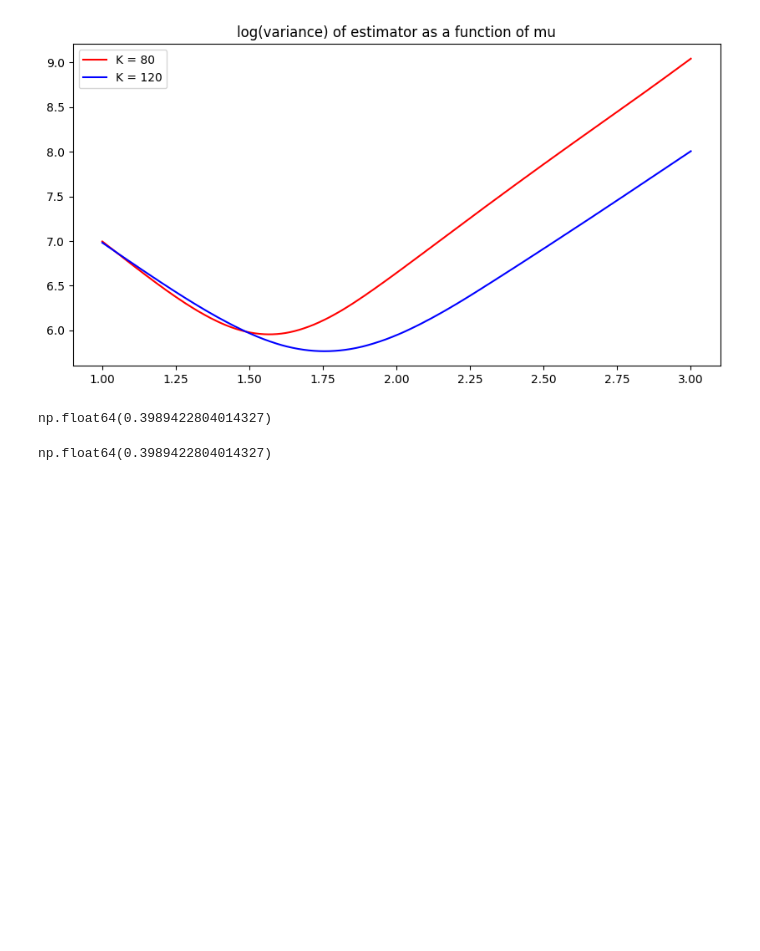
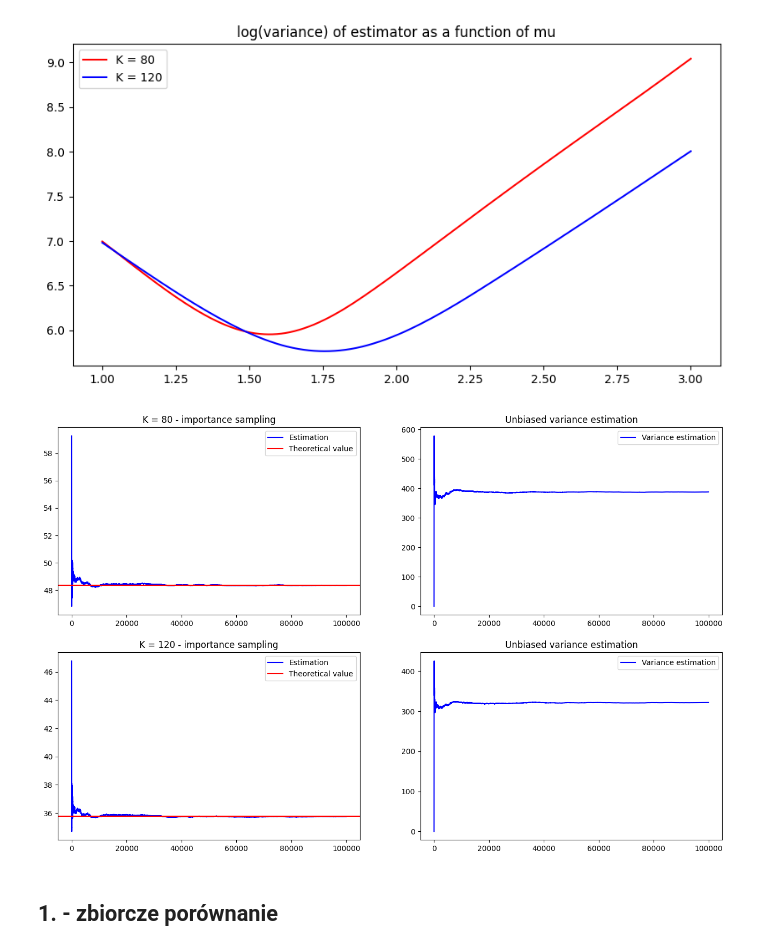
Before and after one commit to AntoniKingston/WdMF, a Jupyter notebook: Lab6/lab6.ipynb, the cells around one changed output. Drawn from its saved outputs; the diff is of its cells as text; code cells hidden in the pictures; blank space fills up the shorter version.

```diff
--- a/Lab6/lab6.ipynb
+++ b/Lab6/lab6.ipynb
@@ -237,10 +303,41 @@ plt.legend()
 <matplotlib.legend.Legend at 0x...>
 [figure]
 # %%
-norm.pdf(0)
+mu1 = 1.6
+mu2 = 1.8
+
+Y1 = randoms + mu1
+Y2 = randoms + mu2
+
+corrections1 = np.array([norm.pdf(y, 0, T) / norm.pdf(y, mu1, T) for y in Y1])
+corrections2 = np.array([norm.pdf(y, 0, T) / norm.pdf(y, mu2, T) for y in Y2])
+
+exponent_Y1 = (sg*np.sqrt(T) * Y1) + (r - (sg**2)/2)*T
+exponent_Y2 = (sg*np.sqrt(T) * Y2) + (r - (sg**2)/2)*T
+
+stock_prices_Y1 = S_0*np.exp(exponent_Y1)
+stock_prices_Y2 = S_0*np.exp(exponent_Y2)
+
+call_payoffs1_Y1 = stock_prices_Y1 - K_1
+call_payoffs2_Y2 = stock_prices_Y2 - K_2
+
+call_payoffs1_Y1[call_payoffs1_Y1 < 0] = 0
+call_payoffs2_Y2[call_payoffs2_Y2 < 0] = 0
+
+call_payoffs1_Y1 *= np.exp(-r*T)
+call_payoffs2_Y2 *= np.exp(-r*T)
+
+call_payoffs1_Y1 *= corrections1
+call_payoffs2_Y2 *= corrections2
+
+imp_samp_cumul_vars1 = calculate_cumulative_variance(call_payoffs1_Y1)
+imp_samp_cumul_vars2 = calculate_cumulative_variance(call_payoffs2_Y2)
+
+imp_samp_estimates1 = np.cumsum(call_payoffs1_Y1) / mean_maker
+imp_samp_estimates2 = np.cumsum(call_payoffs2_Y2) / mean_maker
-# %% [output]
-np.float64(0.3989422804014327)
 # %%
-1/np.sqrt(2*np.pi)
+visualize_method([CALL_1_THEO, CALL_2_THEO], [imp_samp_estimates1, imp_samp_estimates2], [imp_samp_cumul_vars1, imp_samp_cumul_vars2], [80,120], 'importance sampling')
 # %% [output]
-np.float64(0.3989422804014327)
+[figure, added]
+# %% [markdown]
+## 1. - zbiorcze porównanie
```
Also changed, not shown: parts of 9 cells of this notebook.
